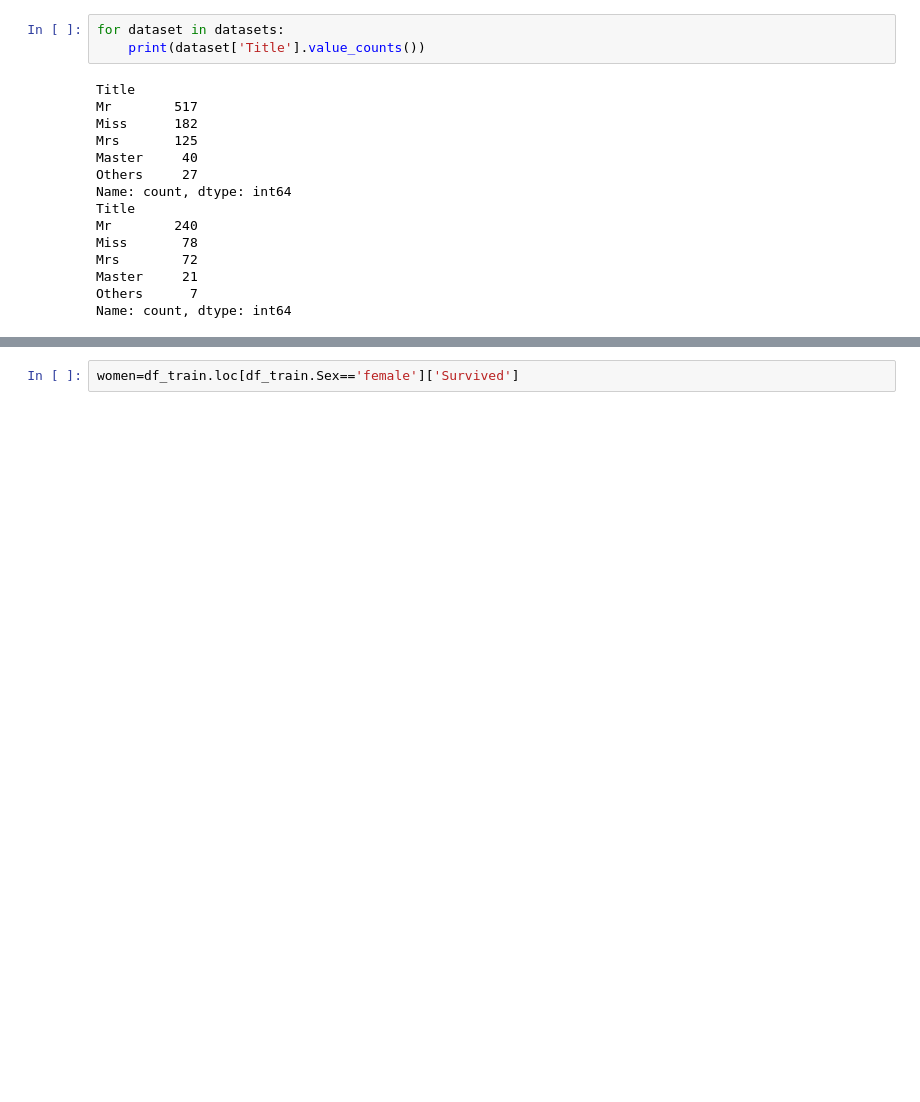
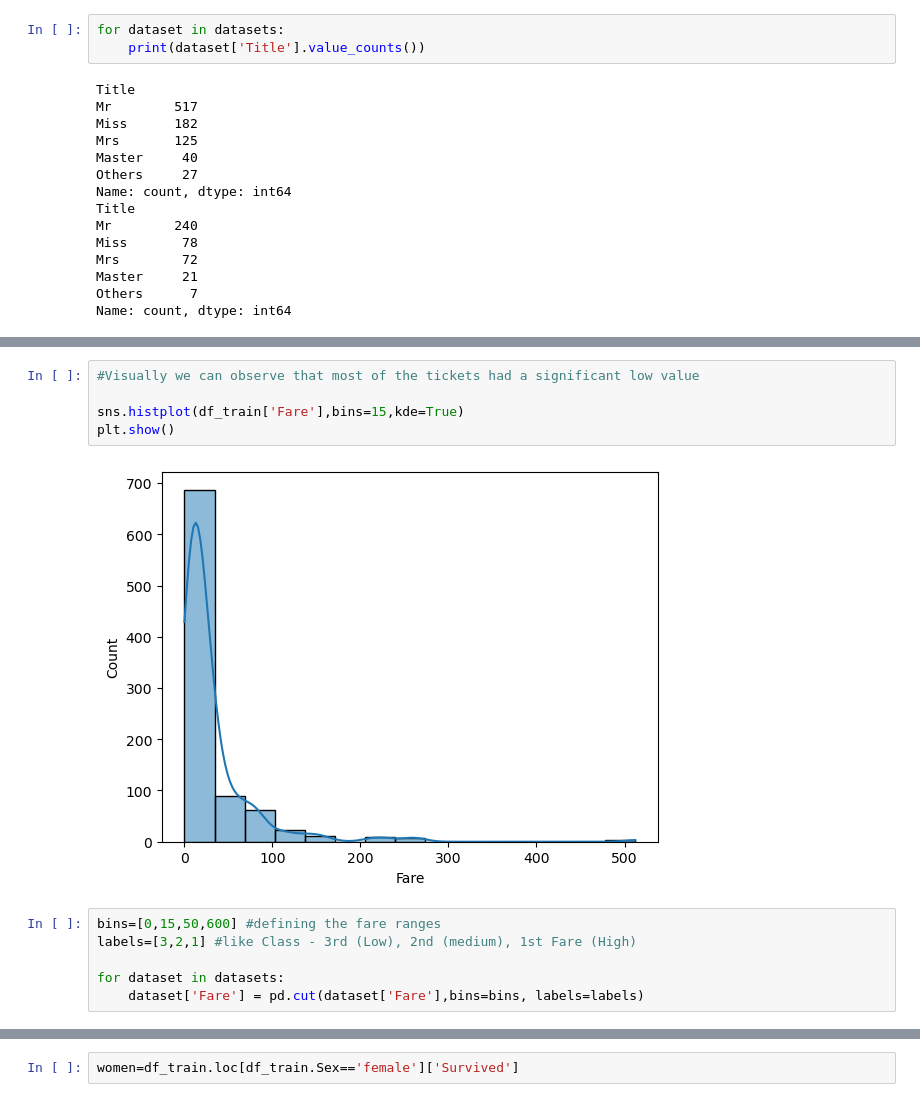
Before and after one commit to joelbullich-upf/Titanic, a Jupyter notebook: notebooks/titanic-analysis.ipynb, the cells around one changed output, grey strips where cells are left out. Cells and saved outputs as stored; diff of their text form; blank space fills up the shorter version.

```diff
--- a/notebooks/titanic-analysis.ipynb
+++ b/notebooks/titanic-analysis.ipynb
@@ -343,0 +439,13 @@ As both columns 'SibSp' and 'Parch' indicate
+# %%
+#Visually we can observe that most of the tickets had a significant low value
+
+sns.histplot(df_train['Fare'],bins=15,kde=True)
+plt.show()
+# %% [output]
+[figure, added]
+# %%
+bins=[0,15,50,600] #defining the fare ranges
+labels=[3,2,1] #like Class - 3rd (Low), 2nd (medium), 1st Fare (High)
+
+for dataset in datasets:
+    dataset['Fare'] = pd.cut(dataset['Fare'],bins=bins, labels=labels)
```
Also changed, not shown: parts of 21 cells of this notebook.
